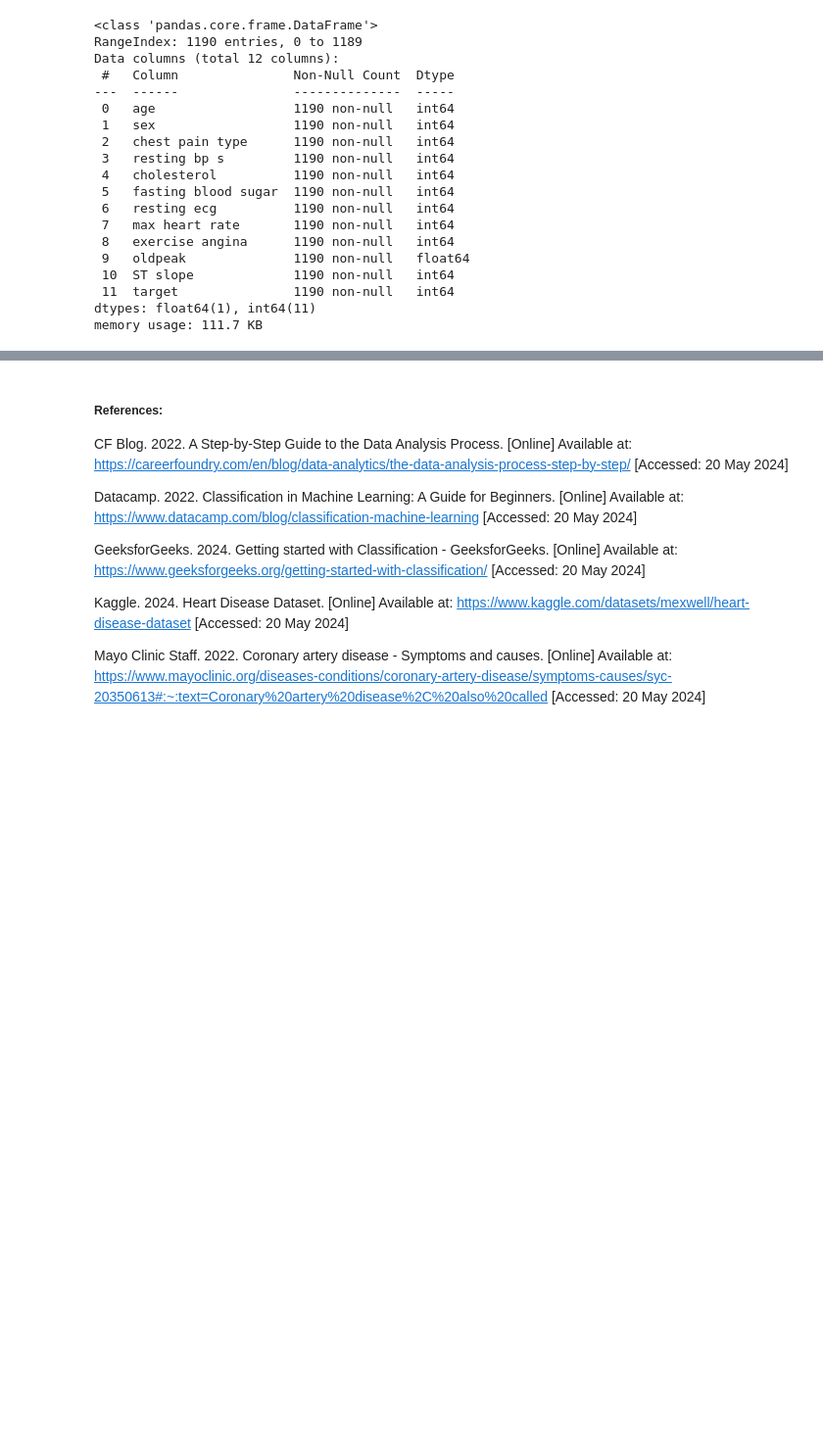
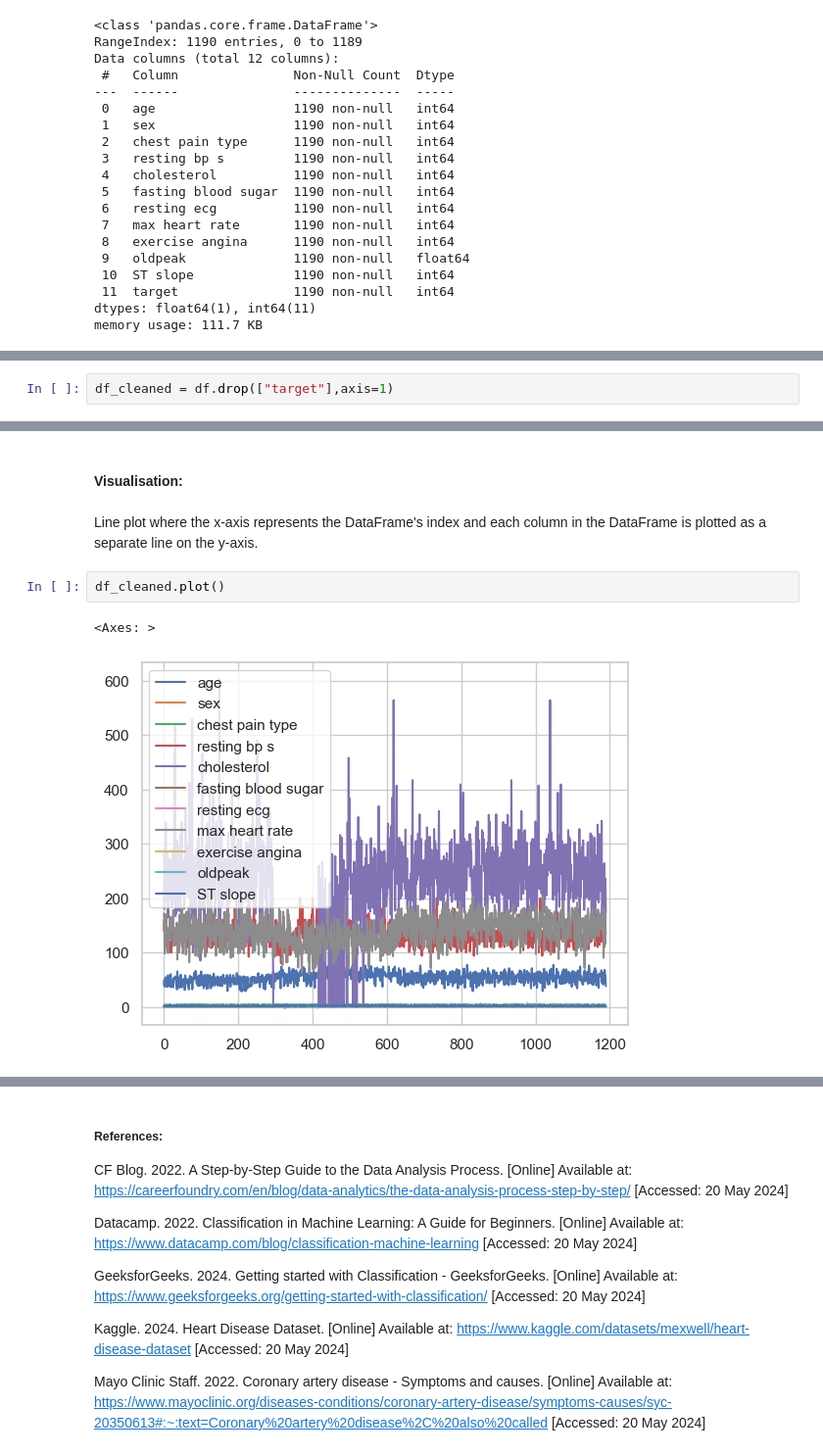
Before and after one commit to VCDN-2024/pdan8411-part-2-talia0404, a Jupyter notebook: PDAN Part 2 Version 3.ipynb, the cells around one changed output, grey strips where cells are left out. Shown at 98% size. Drawn from its saved outputs; the diff is of its cells as text; blank space fills up the shorter version.

```diff
--- a/PDAN Part 2 Version 3.ipynb
+++ b/PDAN Part 2 Version 3.ipynb
@@ -197,0 +274,2 @@ memory usage: 111.7 KB
+# %%
+df_cleaned = df.drop(["target"],axis=1)
@@ -197,0 +292,9 @@ memory usage: 111.7 KB
+# %% [markdown]
+#### Visualisation:
+# %% [markdown]
+Line plot where the x-axis represents the DataFrame's index and each column in the DataFrame is plotted as a separate line on the y-axis.
+# %%
+df_cleaned.plot()
+# %% [output]
+<Axes: >
+[figure, added]
```
Also changed, not shown: parts of 11 cells of this notebook.
